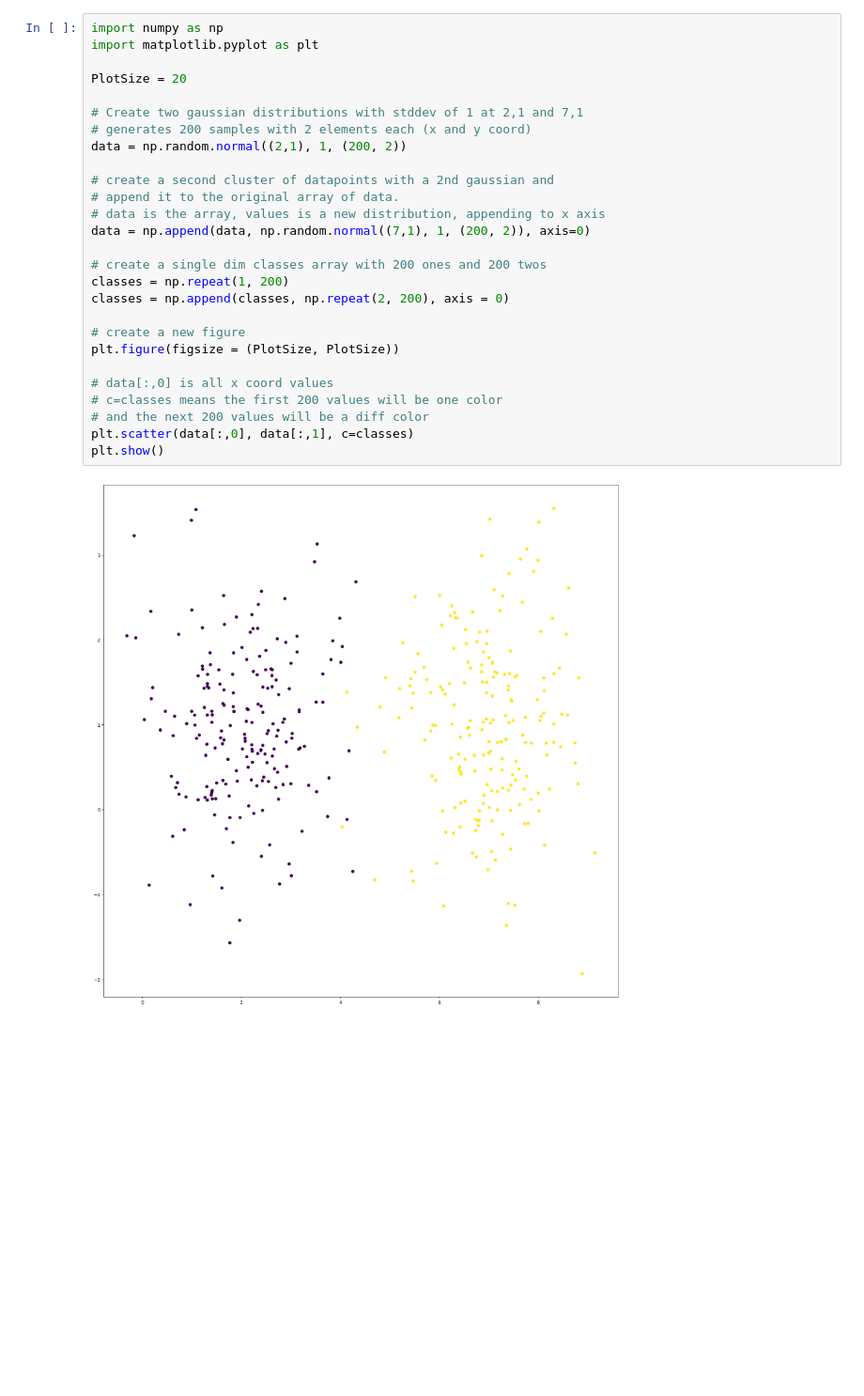
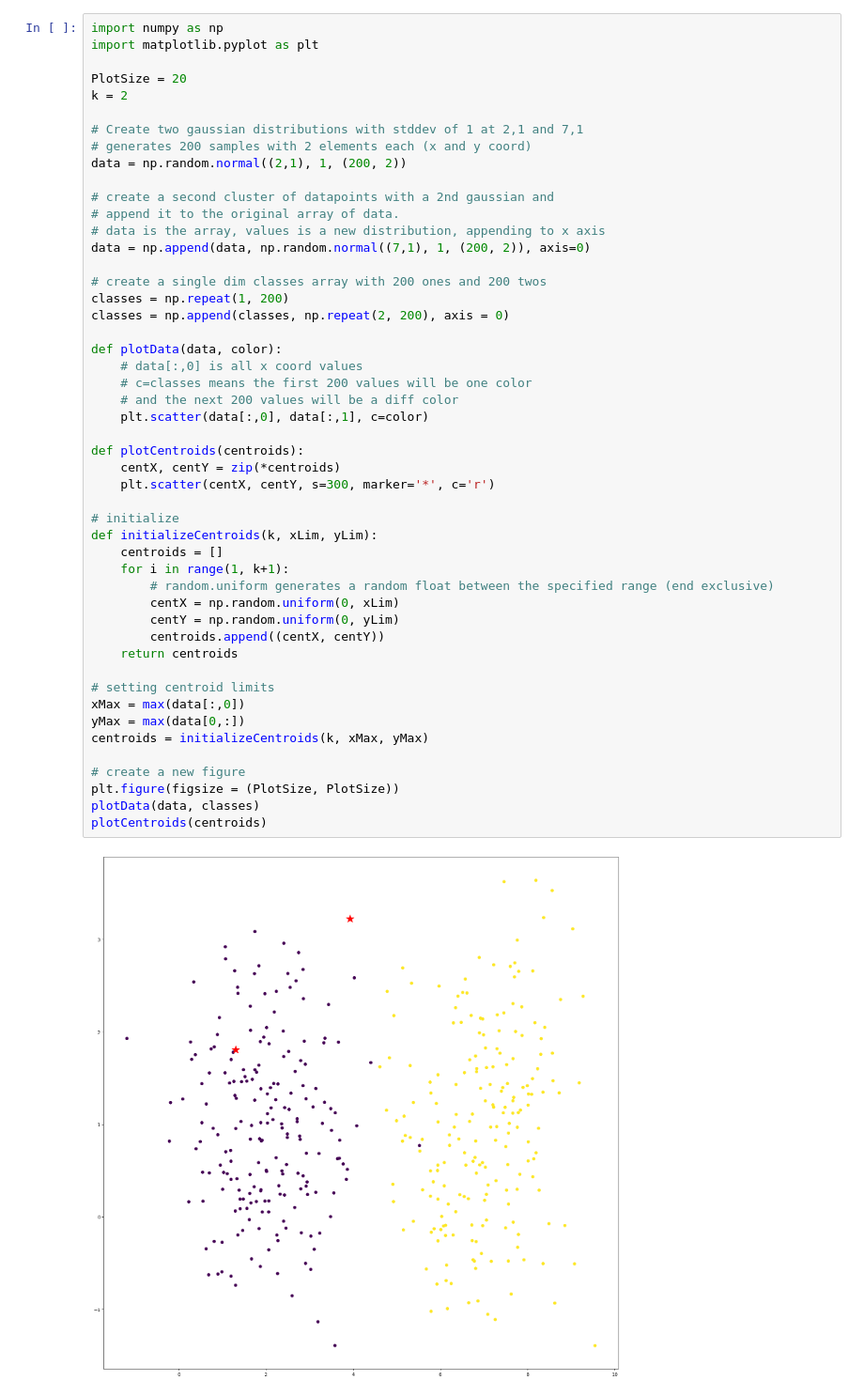
Before and after one commit to rballentine25/learning-python, a Jupyter notebook: 02UnsupLearning/KMeans.ipynb, the cells around one changed output. Shown at 94% size. Drawn from its saved outputs; the diff is of its cells as text; blank space fills up the shorter version.

```diff
--- a/02UnsupLearning/KMeans.ipynb
+++ b/02UnsupLearning/KMeans.ipynb
@@ -4,29 +11,51 @@
 # %%
 import numpy as np
 import matplotlib.pyplot as plt
 
 PlotSize = 20
+k = 2
 
 # Create two gaussian distributions with stddev of 1 at 2,1 and 7,1
 # generates 200 samples with 2 elements each (x and y coord)
 data = np.random.normal((2,1), 1, (200, 2))
 
 # create a second cluster of datapoints with a 2nd gaussian and
 # append it to the original array of data.
 # data is the array, values is a new distribution, appending to x axis
 data = np.append(data, np.random.normal((7,1), 1, (200, 2)), axis=0)
 
 # create a single dim classes array with 200 ones and 200 twos
 classes = np.repeat(1, 200)
 classes = np.append(classes, np.repeat(2, 200), axis = 0)
 
+def plotData(data, color):
+    # data[:,0] is all x coord values
+    # c=classes means the first 200 values will be one color
+    # and the next 200 values will be a diff color
+    plt.scatter(data[:,0], data[:,1], c=color)
+
+def plotCentroids(centroids):
+    centX, centY = zip(*centroids)
+    plt.scatter(centX, centY, s=300, marker='*', c='r')
+
+# initialize
+def initializeCentroids(k, xLim, yLim):
+    centroids = []
+    for i in range(1, k+1):
+        # random.uniform generates a random float between the specified range (end exclusive)
+        centX = np.random.uniform(0, xLim)
+        centY = np.random.uniform(0, yLim)
+        centroids.append((centX, centY))
+    return centroids
+
+# setting centroid limits
+xMax = max(data[:,0])
+yMax = max(data[0,:])
+centroids = initializeCentroids(k, xMax, yMax)
+
 # create a new figure
 plt.figure(figsize = (PlotSize, PlotSize))
-
-# data[:,0] is all x coord values
-# c=classes means the first 200 values will be one color
-# and the next 200 values will be a diff color
-plt.scatter(data[:,0], data[:,1], c=classes)
-plt.show()
+plotData(data, classes)
+plotCentroids(centroids)
 # %% [output]
-[figure, old version]
+[figure, new version]
```
Also changed, not shown: parts of 8 cells of this notebook.
